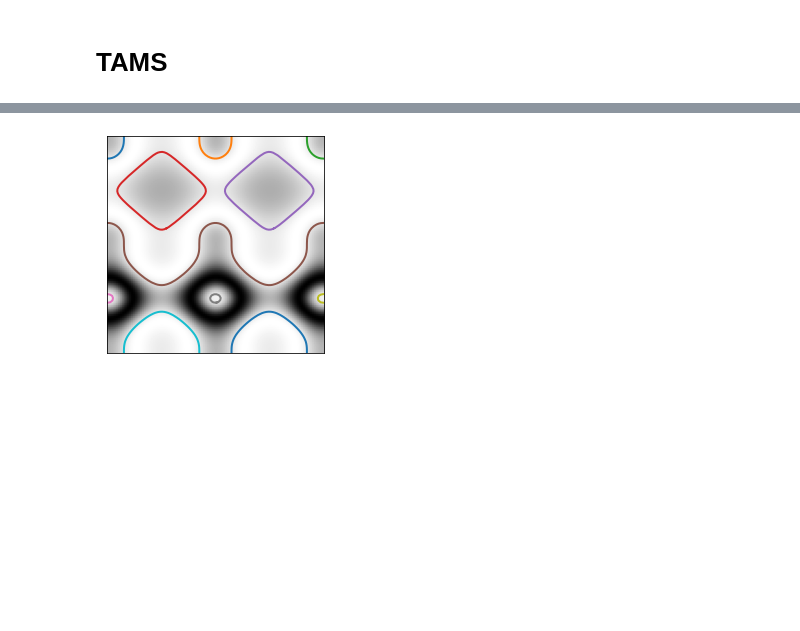
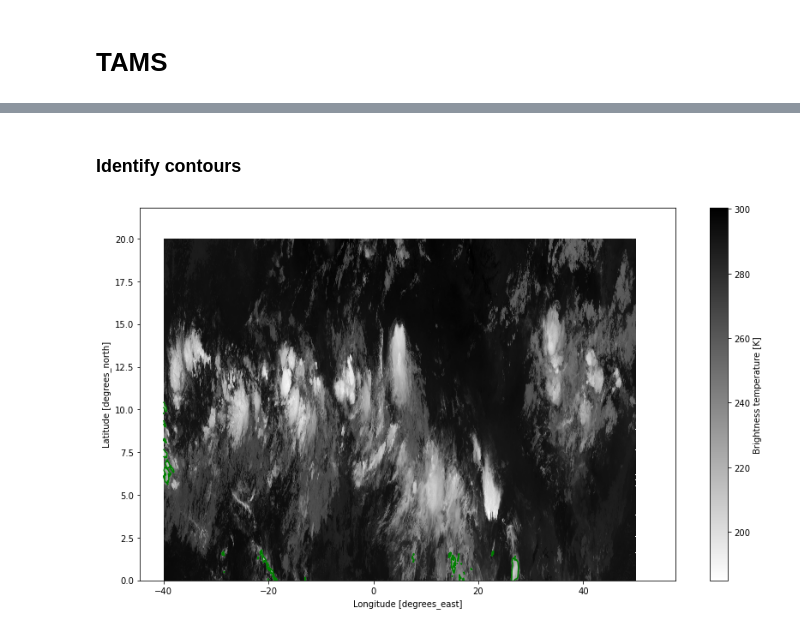
Before and after one commit to knubez/TAMS, a Jupyter notebook: TAMS_v2.0.ipynb, the cells around one changed output, grey strips where cells are left out. Saved outputs shown, nothing was run; the diff lists cells and outputs as text; code cells hidden in the pictures; blank space fills up the shorter version.

Commit message:
add tams.py contour and load functions to notebook

```diff
--- a/TAMS_v2.0.ipynb
+++ b/TAMS_v2.0.ipynb
@@ -93,8 +100,10 @@ Radiance in mW m-2 sr-1(cm-1)-1 = add_offset + ( pixelCount * scale_factor )
 # %%
 ## Load data
-ds = xr.open_dataset("Satellite_data.nc")
+#ds = xr.open_dataset("/glade/scratch/knocasio/Satellite_data.nc")
+r = tams.load_example_ir()
 
 ## Converting from Radiance to Brightness Temp
-Temp=(( ( 1.43877 ) * ( 930.659 ) )./log ( ( ( (1.19104*10^(-5) ) * ( (930.659)^3 ) )./ds.ch9 ) + 1 )-0.627)./0.9983;
+#Temp=(( ( 1.43877 ) * ( 930.659 ) )/np.log ( ( ( (1.19104*10**(-5) ) * ( (930.659)**3 ) ) /ds.ch9.values ) + 1 )-0.627)/0.9983;
 
-#TempB=real(Temp);
+tb = tams.tb_from_ir(r, 9)
+tb.isel(time=0).plot(x="lon", y="lat", cmap="bone_r", size=8)
@@ -101,27 +120,42 @@ Temp=(( ( 1.43877 ) * ( 930.659 ) )./log ( ( ( (1.19104*10^(-5) ) * ( (930.659)^
+# %% [markdown]
+### Identify contours
 # %%
-import numpy as np
-import matplotlib.pyplot as plt
+# # Find contours at a constant value of 0.8
+# contours_235 = measure.find_contours(Temp[0,:,:],235)
+# contours_219 = measure.find_contours(Temp[0,:,:],219)
 
-from skimage import measure
+# # # Display the image and plot all contours found
+# fig, ax = plt.subplots()
+# ax.imshow(Temp[0,:,:], cmap=plt.cm.gray)
+
+# for contour in contours_235:
+#     ax.plot(contour[:, 1], contour[:, 0], linewidth=2)
+
+# ax.axis('image')
+# ax.set_xticks([])
+# ax.set_yticks([])
+# plt.show()
+
+# attempting scaling the image
+# x0 = ds.ch9.isel(time=0).lon.values[:,0]
+# #dx = ds.ch9.isel(time=0).lon.values[:,-1] - x0
+# dx = ds.ch9.isel(time=0).lon.values[:,-1] - x0
+# y0 = ds.ch9.isel(time=0).lat.values[0,:]
+# dy = ds.ch9.isel(time=0).lat.values[-1,:] - y0
+
+# plt.figure()
+
+# plt.pcolormesh(ds.ch9.isel(time=0).lon, ds.ch9.isel(time=0).lat, Temp[0, :, :],cmap=plt.cm.gray)
+# plt.plot(c[:,0]/nx*dx.min() - x0.min(), c[:,1]/ny*dy.min() - y0.min(), "r")
 
 
-# Construct some test data
-x, y = np.ogrid[-np.pi:np.pi:100j, -np.pi:np.pi:100j]
-r = np.sin(np.exp((np.sin(x)**3 + np.cos(y)**2)))
+cs = tams.contours(tb.isel(time=0), 235)
 
-# Find contours at a constant value of 0.8
-contours = measure.find_contours(r, 0.8)
 
-# Display the image and plot all contours found
-fig, ax = plt.subplots()
-ax.imshow(r, cmap=plt.cm.gray)
+fig, ax = plt.subplots(figsize=(14, 8))
 
-for contour in contours:
-    ax.plot(contour[:, 1], contour[:, 0], linewidth=2)
-
-ax.axis('image')
-ax.set_xticks([])
-ax.set_yticks([])
-plt.show()
+tb.isel(time=0).plot(x="lon", y="lat", cmap="gray_r", ax=ax)
+for c in cs[:50]:
+    ax.plot(c[:, 0], c[:, 1], "g")
 # %% [output]
-[figure, old version]
+[figure, new version]
```
Also changed, not shown: parts of 6 cells of this notebook.
